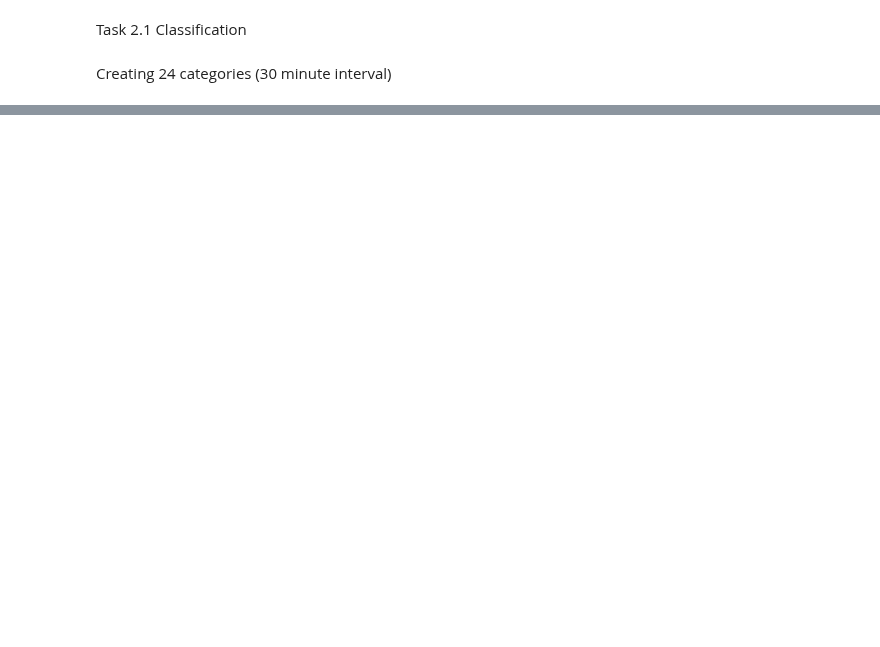
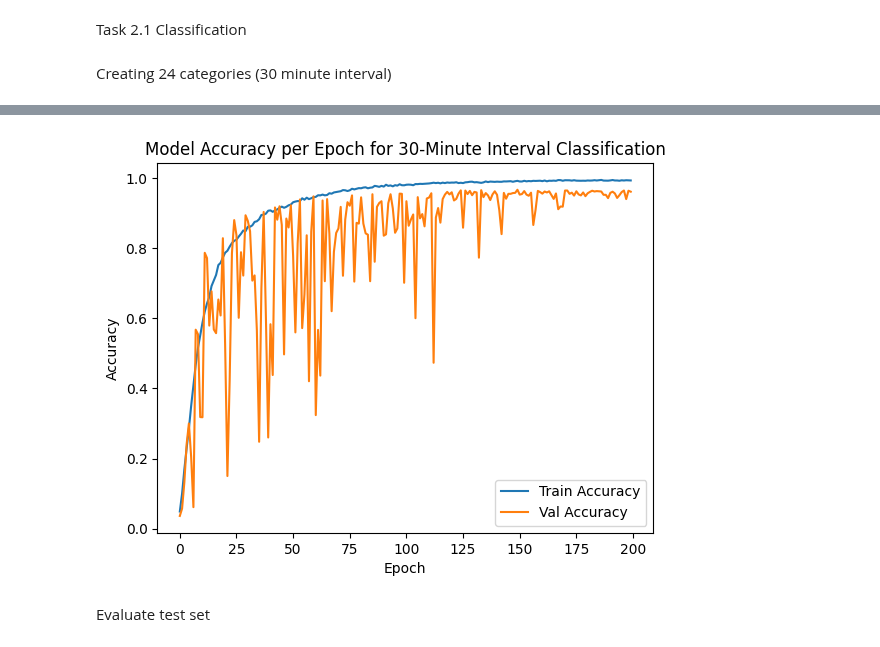
Before and after one commit to watchthedoge/IDL_22, a Jupyter notebook: Assignment_1/Part_2/task2.ipynb, the cells around one changed output, grey strips where cells are left out. Drawn from its saved outputs; the diff is of its cells as text; code cells hidden in the pictures; blank space fills up the shorter version.

Commit message:
final classification and regression

```diff
--- a/Assignment_1/Part_2/task2.ipynb
+++ b/Assignment_1/Part_2/task2.ipynb
@@ -121,12 +83,0 @@ Epoch 50/50
-# %%
-model = keras.models.Sequential()
-model.add(keras.layers.Flatten(input_shape=[28, 28]))
-model.add(keras.layers.Dense(300, activation="relu"))
-model.add(keras.layers.Dense(100, activation="relu"))
-model.add(keras.layers.Dense(10, activation="softmax"))
-
-model.compile(loss="sparse_categorical_crossentropy",
-optimizer="sgd",
-metrics=["accuracy"])
-
-history = model.fit(X_train, y_train, epochs=30,validation_data=(X_valid, y_valid))
@@ -165,0 +139,21 @@ KeyboardInterrupt:
+# %%
+
+classification_checkpoint = ModelCheckpoint(
+    filepath="model_classification_30.keras",
+    monitor="val_loss",
+    save_best_only=True,
+    save_weights_only=False,
+    mode="min",
+    verbose=False
+)
+
+lr_scheduler = ReduceLROnPlateau(
+    monitor="val_loss",
+    factor=0.9,
+    patience=5,
+    verbose=1,
+    min_lr=1e-4
+)
+
+model_classification_30min_interval = model_classification(pixel_size, num_categories=24)
+history_30 = model_classification_30min_interval.fit(X_train, y_train_24, epochs=200, batch_size=64, validation_data=(X_val, y_val_24), callbacks=[classification_checkpoint, lr_scheduler])
@@ -165,0 +178,13 @@ KeyboardInterrupt:
+# %%
+plt.title('Model Accuracy per Epoch for 30-Minute Interval Classification')
+plt.plot(history_30.history['accuracy'], label='Train Accuracy')
+plt.plot(history_30.history['val_accuracy'], label='Val Accuracy')
+plt.xlabel('Epoch')
+plt.ylabel('Accuracy')
+plt.legend()
+plt.savefig('accuracy_30min_interval.png')
+plt.show()
+# %% [output]
+[figure, added]
+# %% [markdown]
+Evaluate test set
```
Also changed, not shown: parts of 34 cells of this notebook, 11 other files.
